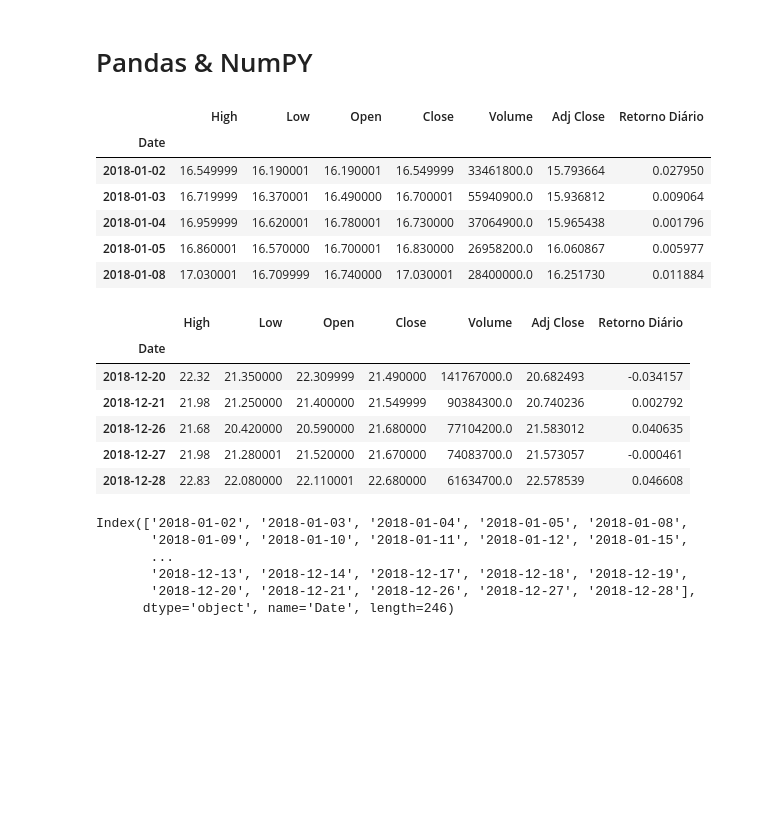
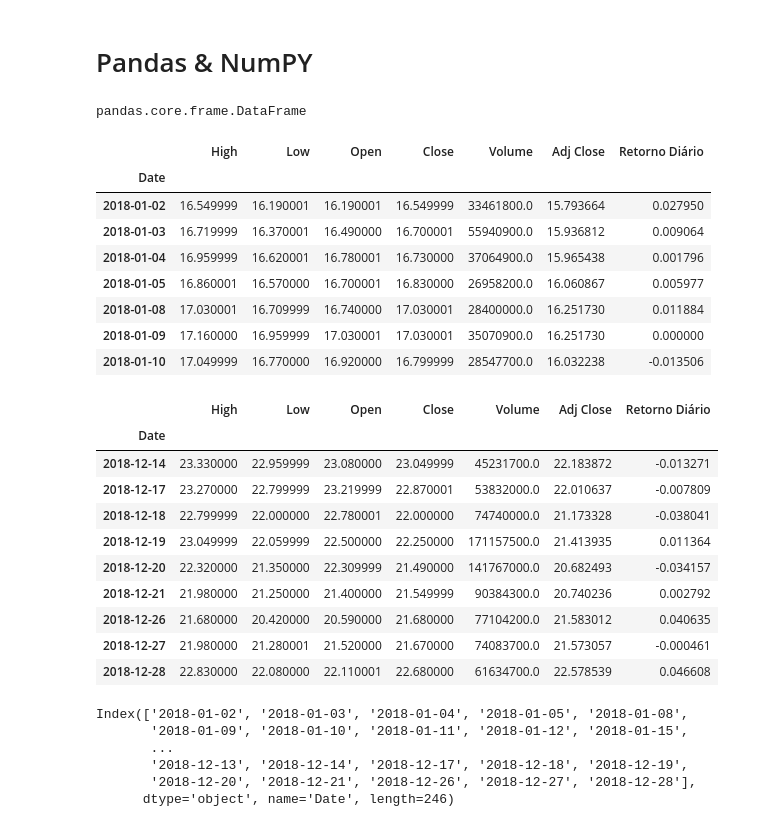
Before and after one commit to albertoivo/nossasrotas-finance, a Jupyter notebook: python-basics/Pandas & NumPy.ipynb, the cells around one changed output. Saved outputs shown, nothing was run; the diff lists cells and outputs as text; code cells hidden in the pictures; blank space fills up the shorter version.

Commit message:
pandas basics

```diff
--- a/python-basics/Pandas & NumPy.ipynb
+++ b/python-basics/Pandas & NumPy.ipynb
@@ -5,8 +5,12 @@ import numpy as np
 import pandas as pd
 # %%
 petrobras = pd.read_csv('petrobras.csv', index_col='Date')
+# %%
+type(petrobras)
+# %% [output]
+pandas.core.frame.DataFrame
 # %%
-petrobras.head()
+petrobras.head(7)
 # %% [output]
 |  | High | Low | Open | Close | Volume | Adj Close | Retorno Diário |
 | Date |  |  |  |  |  |  |  |
@@ -15,16 +19,22 @@ petrobras.head()
 | 2018-01-04 | 16.959999 | 16.620001 | 16.780001 | 16.730000 | 37064900.0 | 15.965438 | 0.001796 |
 | 2018-01-05 | 16.860001 | 16.570000 | 16.700001 | 16.830000 | 26958200.0 | 16.060867 | 0.005977 |
 | 2018-01-08 | 17.030001 | 16.709999 | 16.740000 | 17.030001 | 28400000.0 | 16.251730 | 0.011884 |
+| 2018-01-09 | 17.160000 | 16.959999 | 17.030001 | 17.030001 | 35070900.0 | 16.251730 | 0.000000 |
+| 2018-01-10 | 17.049999 | 16.770000 | 16.920000 | 16.799999 | 28547700.0 | 16.032238 | -0.013506 |
 # %%
-petrobras.tail()
+petrobras.tail(9)
 # %% [output]
 |  | High | Low | Open | Close | Volume | Adj Close | Retorno Diário |
 | Date |  |  |  |  |  |  |  |
-| 2018-12-20 | 22.32 | 21.350000 | 22.309999 | 21.490000 | 141767000.0 | 20.682493 | -0.034157 |
-| 2018-12-21 | 21.98 | 21.250000 | 21.400000 | 21.549999 | 90384300.0 | 20.740236 | 0.002792 |
-| 2018-12-26 | 21.68 | 20.420000 | 20.590000 | 21.680000 | 77104200.0 | 21.583012 | 0.040635 |
-| 2018-12-27 | 21.98 | 21.280001 | 21.520000 | 21.670000 | 74083700.0 | 21.573057 | -0.000461 |
-| 2018-12-28 | 22.83 | 22.080000 | 22.110001 | 22.680000 | 61634700.0 | 22.578539 | 0.046608 |
+| 2018-12-14 | 23.330000 | 22.959999 | 23.080000 | 23.049999 | 45231700.0 | 22.183872 | -0.013271 |
+| 2018-12-17 | 23.270000 | 22.799999 | 23.219999 | 22.870001 | 53832000.0 | 22.010637 | -0.007809 |
+| 2018-12-18 | 22.799999 | 22.000000 | 22.780001 | 22.000000 | 74740000.0 | 21.173328 | -0.038041 |
+| 2018-12-19 | 23.049999 | 22.059999 | 22.500000 | 22.250000 | 171157500.0 | 21.413935 | 0.011364 |
+| 2018-12-20 | 22.320000 | 21.350000 | 22.309999 | 21.490000 | 141767000.0 | 20.682493 | -0.034157 |
+| 2018-12-21 | 21.980000 | 21.250000 | 21.400000 | 21.549999 | 90384300.0 | 20.740236 | 0.002792 |
+| 2018-12-26 | 21.680000 | 20.420000 | 20.590000 | 21.680000 | 77104200.0 | 21.583012 | 0.040635 |
+| 2018-12-27 | 21.980000 | 21.280001 | 21.520000 | 21.670000 | 74083700.0 | 21.573057 | -0.000461 |
+| 2018-12-28 | 22.830000 | 22.080000 | 22.110001 | 22.680000 | 61634700.0 | 22.578539 | 0.046608 |
 # %%
 petrobras.index
 # %% [output]
```
Also changed, not shown: parts of 3 cells of this notebook.
